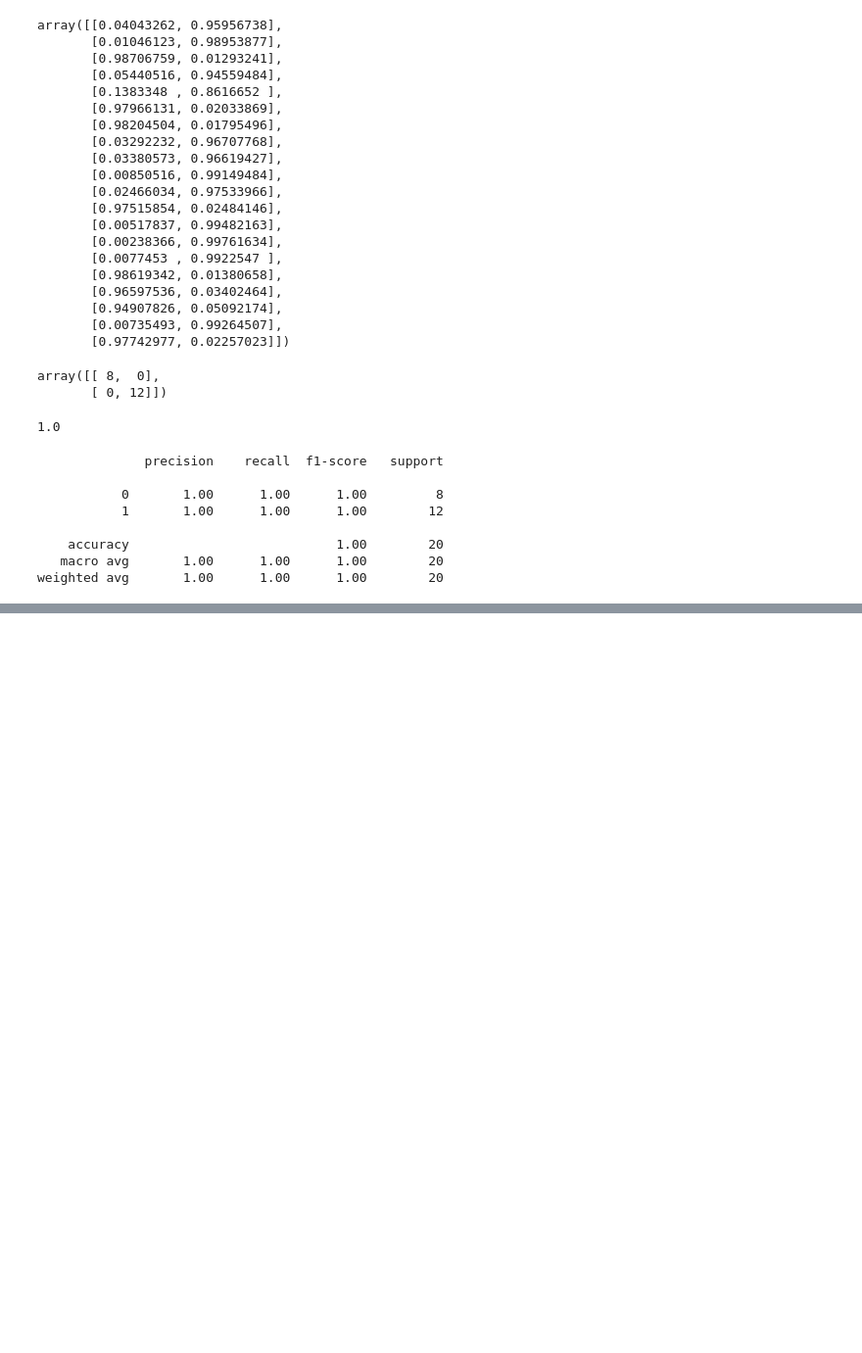
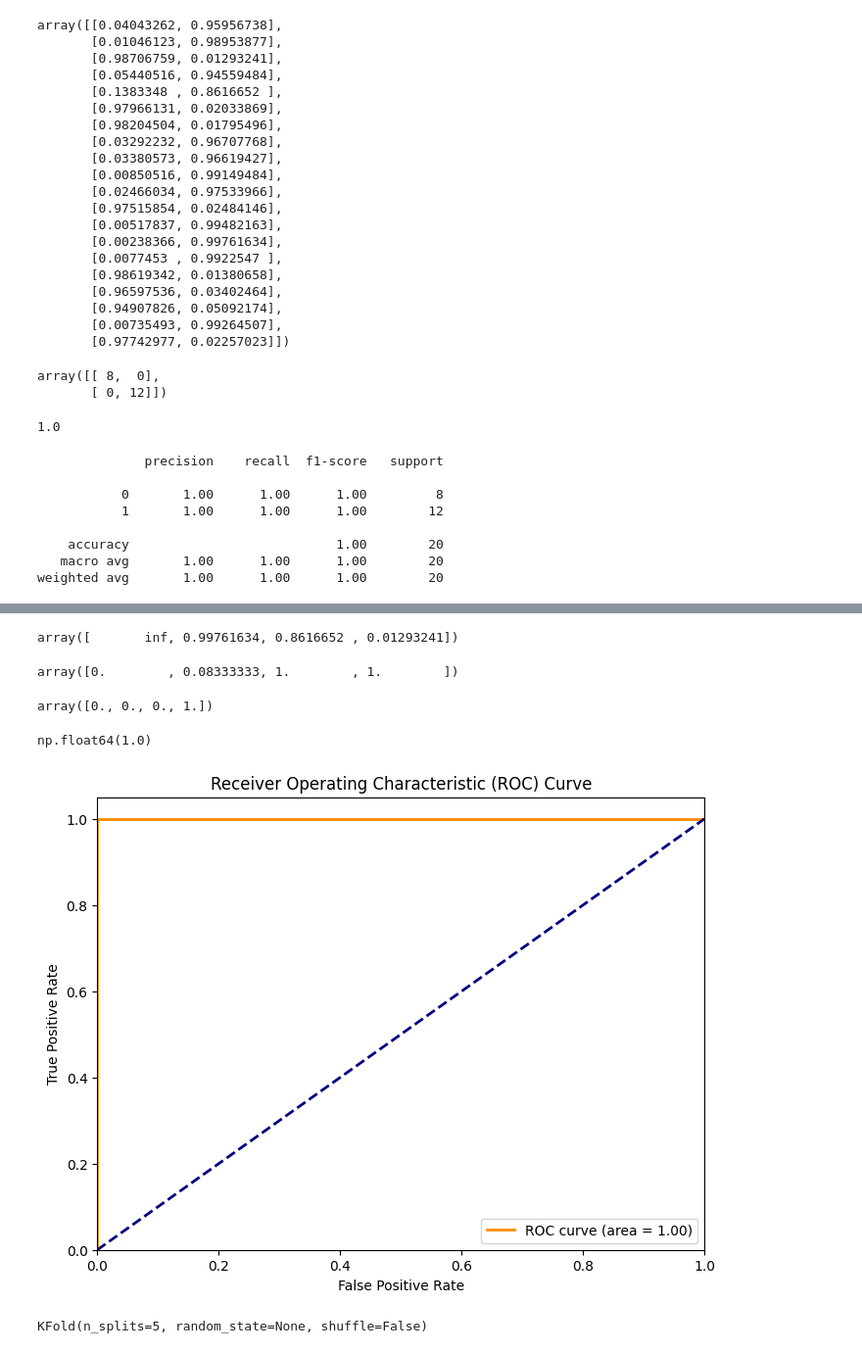
Before and after one commit to ydv-prince/Machine-Learning, a Jupyter notebook: 1_Logistic_Regression.ipynb, the cells around one changed output, grey strips where cells are left out. Shown at 98% size. Saved outputs shown, nothing was run; the diff lists cells and outputs as text; code cells hidden in the pictures; blank space fills up the shorter version.

Commit message:
Cross validation of Logistic regression model using KFold

```diff
--- a/1_Logistic_Regression.ipynb
+++ b/1_Logistic_Regression.ipynb
@@ -320,0 +331,2 @@ weighted avg       1.00      1.00      1.00        20
+# %%
+y_pred_proba = classifier.predict_proba(X_test)[:, 1]
@@ -320,0 +340,37 @@ weighted avg       1.00      1.00      1.00        20
+# %%
+# roc >> reciever operating characteristics curve
+# inputs: y_test, y_pred, y_pred_proba. It will return TPR, FPR with different cutoff of probabilities
+
+fpr, tpr, thresholds = roc_curve(y_test, y_pred_proba)
+# %%
+thresholds
+# %% [output]
+array([       inf, 0.99761634, 0.8616652 , 0.01293241])
+# %%
+tpr
+# %% [output]
+array([0.        , 0.08333333, 1.        , 1.        ])
+# %%
+fpr
+# %% [output]
+array([0., 0., 0., 1.])
+# %%
+roc_auc = auc(fpr, tpr)
+roc_auc
+# %% [output]
+np.float64(1.0)
+# %%
+#plot roc-auc curve
+
+plt.figure(figsize=(8, 6))  # Create a new figure with a specified size
+plt.plot(fpr, tpr, color='darkorange', linewidth=2, label='ROC curve (area = %0.2f)' % roc_auc)  # Plot ROC curve,
+plt.plot([0, 1], [0, 1], color='navy', linewidth=2, linestyle='--')  # Plot the diagonal line representing random guessing
+plt.xlim([0.0, 1.0])  # Set x-axis limits
+plt.ylim([0.0, 1.05])  # Set y-axis limits
+plt.xlabel('False Positive Rate')  # Set x-axis label
+plt.ylabel('True Positive Rate')  # Set y-axis label
+plt.title('Receiver Operating Characteristic (ROC) Curve')  # Set plot title
+plt.legend(loc="lower right")  # Add legend to the plot
+plt.show()  # Show the plot
+# %% [output]
+[figure, added]
@@ -320,0 +390,4 @@ weighted avg       1.00      1.00      1.00        20
+# %%
+cv
+# %% [output]
+KFold(n_splits=5, random_state=None, shuffle=False)
```
Also changed, not shown: parts of 9 cells of this notebook.
